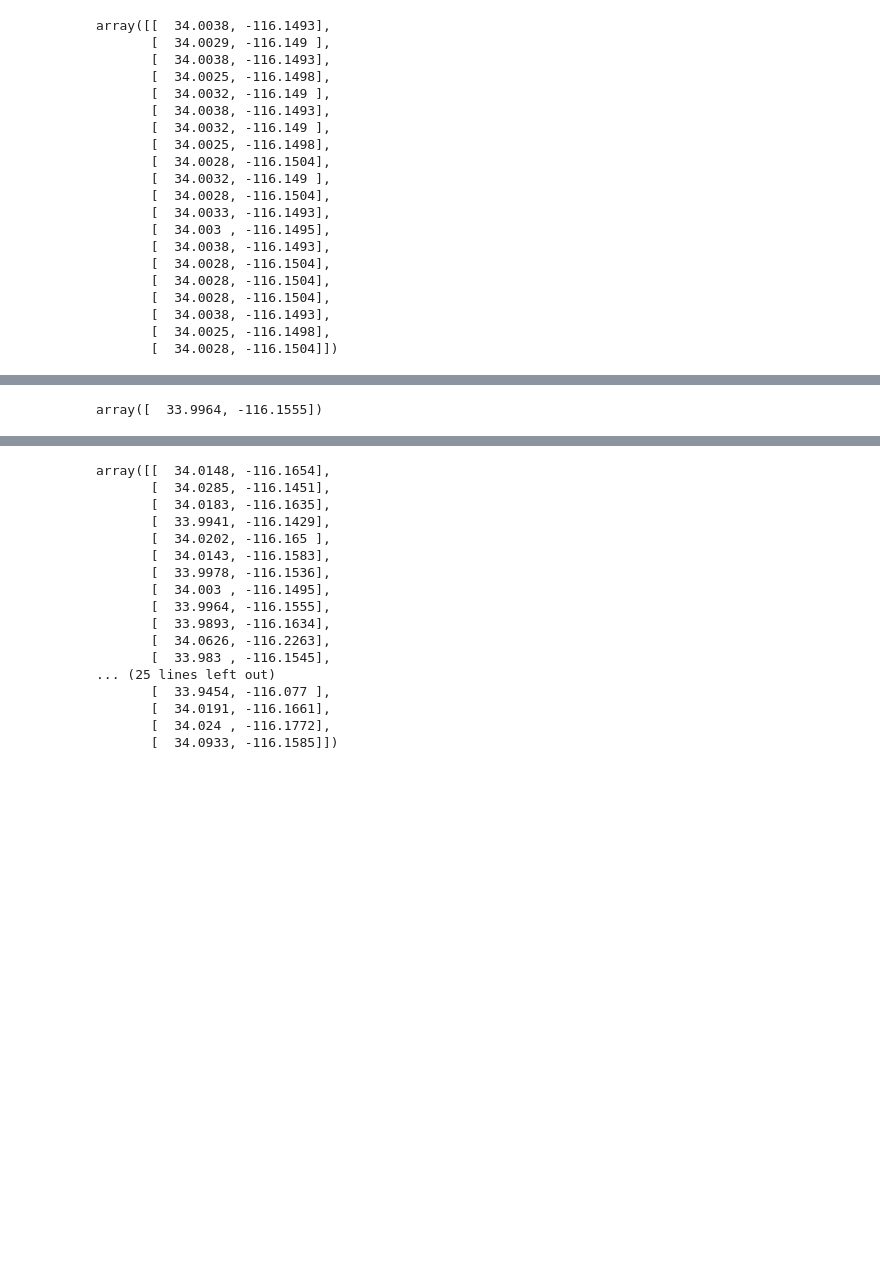
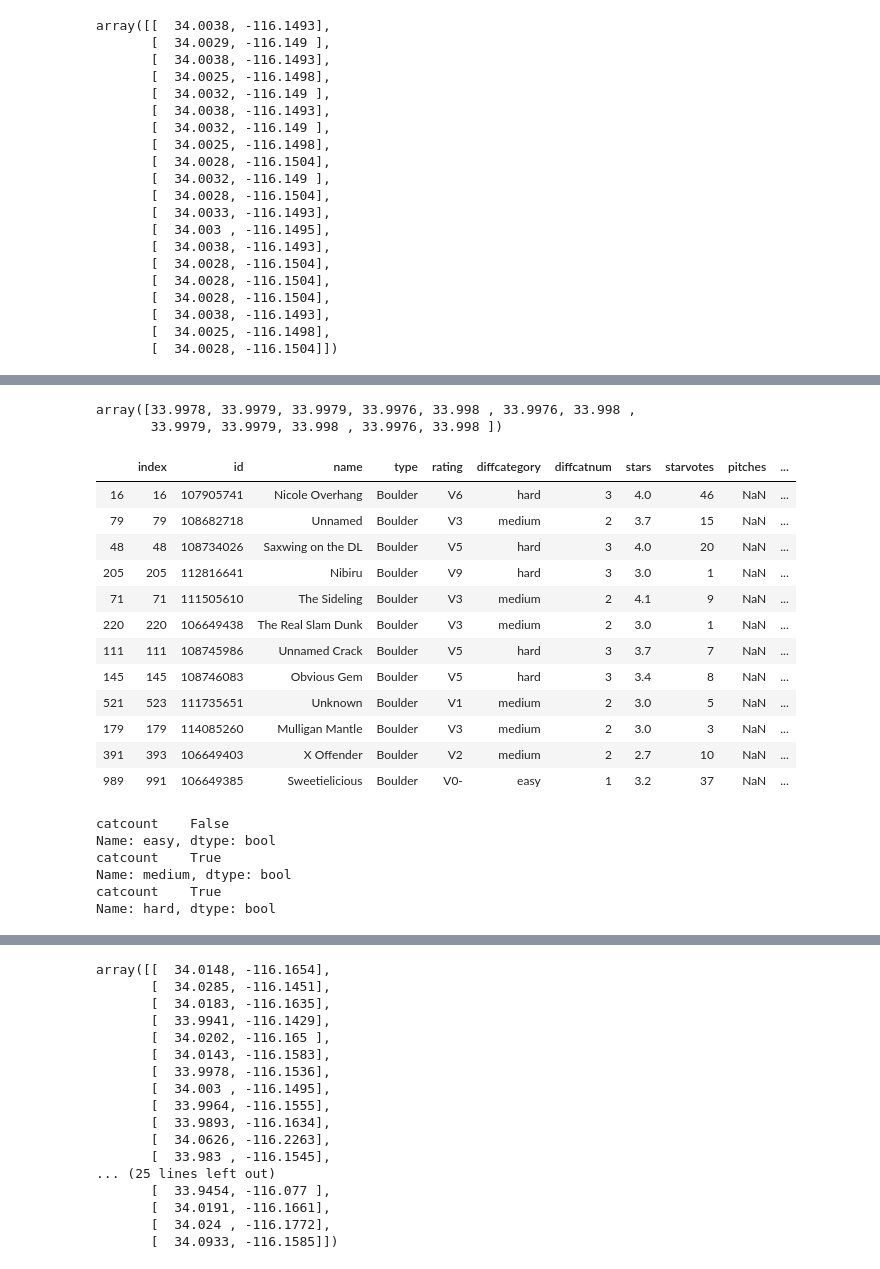
Before and after one commit to nrgriffin/Insight, a Jupyter notebook: Combined Prophet and DBSCAN.ipynb, the cells around one changed output, grey strips where cells are left out. Cells and saved outputs as stored; diff of their text form; code cells hidden in the pictures; blank space fills up the shorter version.

```diff
--- a/Combined Prophet and DBSCAN.ipynb
+++ b/Combined Prophet and DBSCAN.ipynb
@@ -331,7 +331,70 @@ array([[  33.9978, -116.1536],
        [  33.998 , -116.1535],
        [  33.9976, -116.1542],
        [  33.998 , -116.1535]])
-# %%
-rs_c[value]
-# %% [output]
-array([  33.9964, -116.1555])
+# %%
+c4routes[:,0]
+# %% [output]
+array([33.9978, 33.9979, 33.9979, 33.9976, 33.998 , 33.9976, 33.998 ,
+       33.9979, 33.9979, 33.998 , 33.9976, 33.998 ])
+# %%
+# This takes the coordinates of routes from a given cluster, returns a reduced list of unique coordinates
+# (no overlap/duplicates), and creates a new pandas data frame with just the routes in this cluster.
+
+def delete_duplicate_pairs(*arrays):
+    unique = set()
+    arrays = list(arrays)
+    n = range(len(arrays))
+    index = 0
+    for pair in zip(*arrays):
+        if pair not in unique:
+            unique.add(pair)
+            for i in n:
+                arrays[i][index] = pair[i]
+            index += 1
+    return [a[:index] for a in arrays]
+
+a1=c4routes[:,0]
+a2=c4routes[:,1]
+a1, a2 = delete_duplicate_pairs(a1, a2)
+
+rsub = pd.DataFrame()
+
+for i in range(len(a1)):
+    xco = a1[i]
+    xc1 = a2[i]
+    rsub1 = routes.loc[(routes['latitude'] == xco) & (routes['longitude'] == xc1)]
+    rsub = rsub.append(rsub1)
+
+rsub
+# %% [output]
+|  | index | id | name | type | rating | diffcategory | diffcatnum | stars | starvotes | pitches | ... |
+| 16 | 16 | 107905741 | Nicole Overhang | Boulder | V6 | hard | 3 | 4.0 | 46 | NaN | ... |
+| 79 | 79 | 108682718 | Unnamed | Boulder | V3 | medium | 2 | 3.7 | 15 | NaN | ... |
+| 48 | 48 | 108734026 | Saxwing on the DL | Boulder | V5 | hard | 3 | 4.0 | 20 | NaN | ... |
+| 205 | 205 | 112816641 | Nibiru | Boulder | V9 | hard | 3 | 3.0 | 1 | NaN | ... |
+| 71 | 71 | 111505610 | The Sideling | Boulder | V3 | medium | 2 | 4.1 | 9 | NaN | ... |
+| 220 | 220 | 106649438 | The Real Slam Dunk | Boulder | V3 | medium | 2 | 3.0 | 1 | NaN | ... |
+| 111 | 111 | 108745986 | Unnamed Crack | Boulder | V5 | hard | 3 | 3.7 | 7 | NaN | ... |
+| 145 | 145 | 108746083 | Obvious Gem | Boulder | V5 | hard | 3 | 3.4 | 8 | NaN | ... |
+| 521 | 523 | 111735651 | Unknown | Boulder | V1 | medium | 2 | 3.0 | 5 | NaN | ... |
+| 179 | 179 | 114085260 | Mulligan Mantle | Boulder | V3 | medium | 2 | 3.0 | 3 | NaN | ... |
+| 391 | 393 | 106649403 | X Offender | Boulder | V2 | medium | 2 | 2.7 | 10 | NaN | ... |
+| 989 | 991 | 106649385 | Sweetielicious | Boulder | V0- | easy | 1 | 3.2 | 37 | NaN | ... |
+# %%
+rsub
+diff1 = "easy"
+diff2 = "medium"
+diff3 = "hard"
+
+dfc = pd.DataFrame(rsub['diffcategory'].value_counts())
+dfc.columns=['catcount']
+print(dfc.loc[diff1,:] >= 2)
+print(dfc.loc[diff2,:] >= 2)
+print(dfc.loc[diff3,:] >= 2)
+# %% [output]
+catcount    False
+Name: easy, dtype: bool
+catcount    True
+Name: medium, dtype: bool
+catcount    True
+Name: hard, dtype: bool
```
Also changed, not shown: parts of 6 cells of this notebook, 1 other file.
